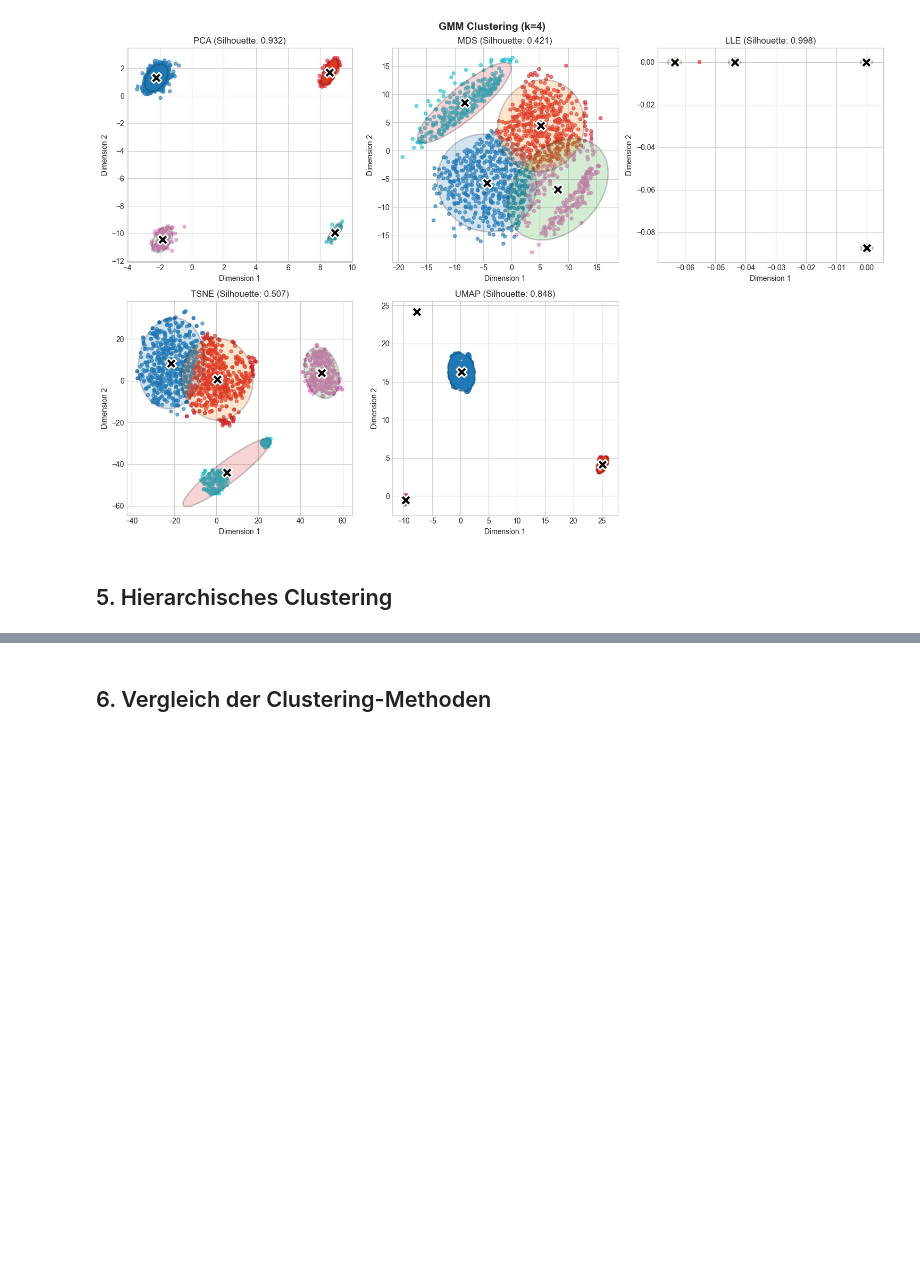
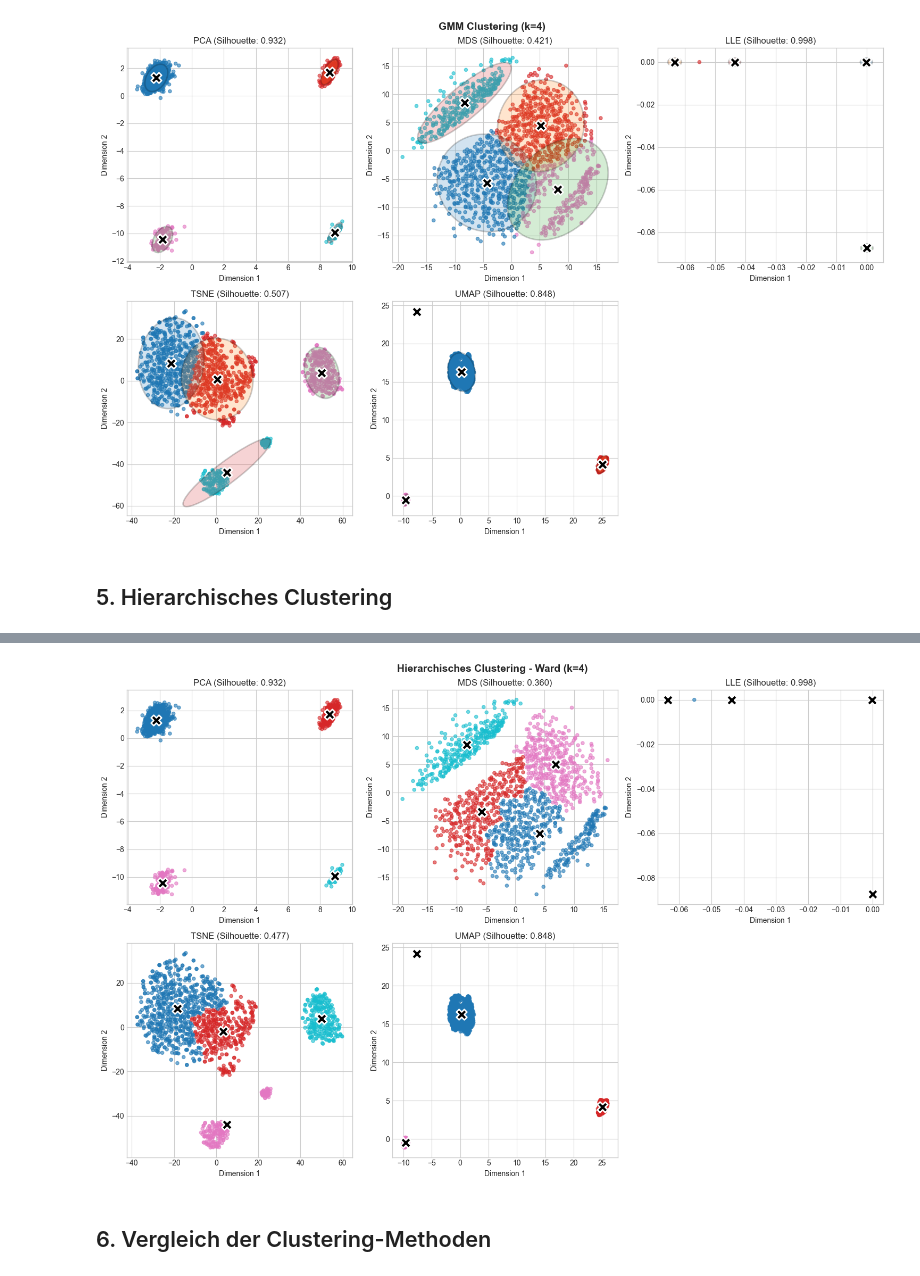
Before and after one commit to svenb23/ML-UL-FE, a Jupyter notebook: Notebooks/03_clustering.ipynb, the cells around one changed output, grey strips where cells are left out. Drawn from its saved outputs; the diff is of its cells as text; code cells hidden in the pictures; blank space fills up the shorter version.

```diff
--- a/Notebooks/03_clustering.ipynb
+++ b/Notebooks/03_clustering.ipynb
@@ -155,3 +175,38 @@ plt.show()
+# %%
+hierarchical_results = {}
+for method in methods:
+    data = reduced_data[method].values
+    agg = AgglomerativeClustering(n_clusters=K_CLUSTERS, linkage='ward')
+    labels = agg.fit_predict(data)
+    hierarchical_results[method] = {
+        'labels': labels,
+        'silhouette': silhouette_score(data, labels)
+    }
+
+fig, axes = plt.subplots(2, 3, figsize=(15, 10))
+axes = axes.flatten()
+
+for idx, method in enumerate(methods):
+    ax = axes[idx]
+    data = reduced_data[method].values
+    labels = hierarchical_results[method]['labels']
+
+    ax.scatter(data[:, 0], data[:, 1], c=labels, cmap='tab10', alpha=0.6, s=20)
+    for i in range(K_CLUSTERS):
+        cluster_points = data[labels == i]
+        centroid = cluster_points.mean(axis=0)
+        ax.scatter(centroid[0], centroid[1], c='black', marker='X', s=200, edgecolors='white', linewidths=2)
+    ax.set_title(f'{method.upper()} (Silhouette: {hierarchical_results[method]["silhouette"]:.3f})')
+    ax.set_xlabel('Dimension 1')
+    ax.set_ylabel('Dimension 2')
+
+axes[5].axis('off')
+plt.suptitle(f'Hierarchisches Clustering - Ward (k={K_CLUSTERS})', fontsize=14, fontweight='bold')
+plt.tight_layout()
+plt.savefig('../plots/hierarchical_clustering.png', dpi=150, bbox_inches='tight')
+plt.show()
+# %% [output]
+[figure, added]
 # %% [markdown]
 ## 6. Vergleich der Clustering-Methoden
 # %% [markdown]
```
Also changed, not shown: parts of 1 cell of this notebook, 2 other files.
